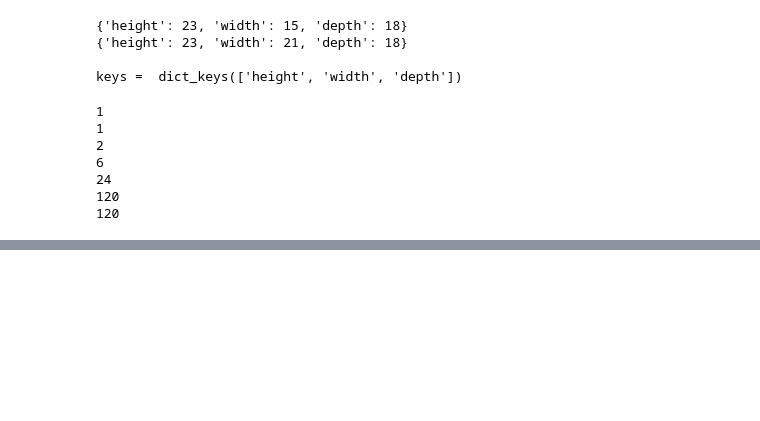
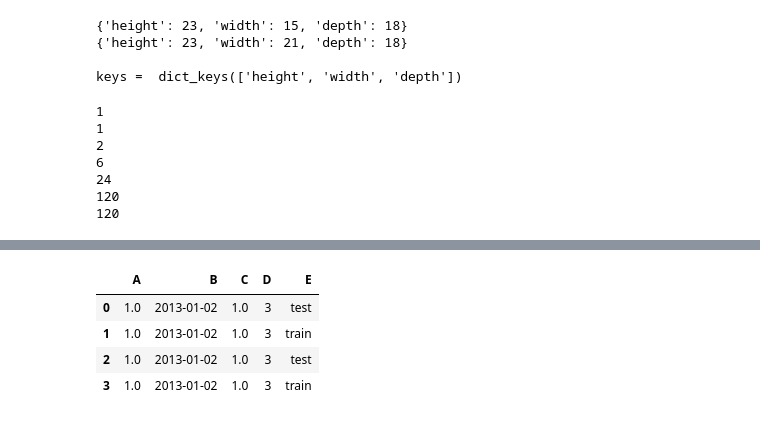
Before and after one commit to Mahinramezani/summary_python, a Jupyter notebook: Summary_python.ipynb, the cells around one changed output, grey strips where cells are left out. Saved outputs shown, nothing was run; the diff lists cells and outputs as text; code cells hidden in the pictures; blank space fills up the shorter version.

```diff
--- a/Summary_python.ipynb
+++ b/Summary_python.ipynb
@@ -90,0 +192,10 @@ for i in range(1, N + 1):
+# %%
+df2[df2["A"] > 0]
+
+# df2[df2["E"].isin(["test", "train"])]
+# %% [output]
+|  | A | B | C | D | E |
+| 0 | 1.0 | 2013-01-02 | 1.0 | 3 | test |
+| 1 | 1.0 | 2013-01-02 | 1.0 | 3 | train |
+| 2 | 1.0 | 2013-01-02 | 1.0 | 3 | test |
+| 3 | 1.0 | 2013-01-02 | 1.0 | 3 | train |
```
Also changed, not shown: parts of 17 cells of this notebook, 1 other file.
